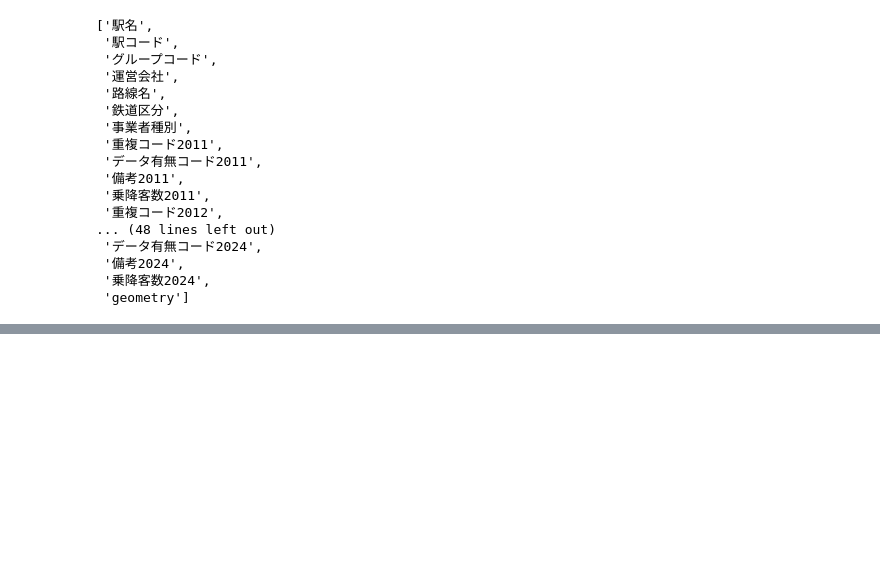
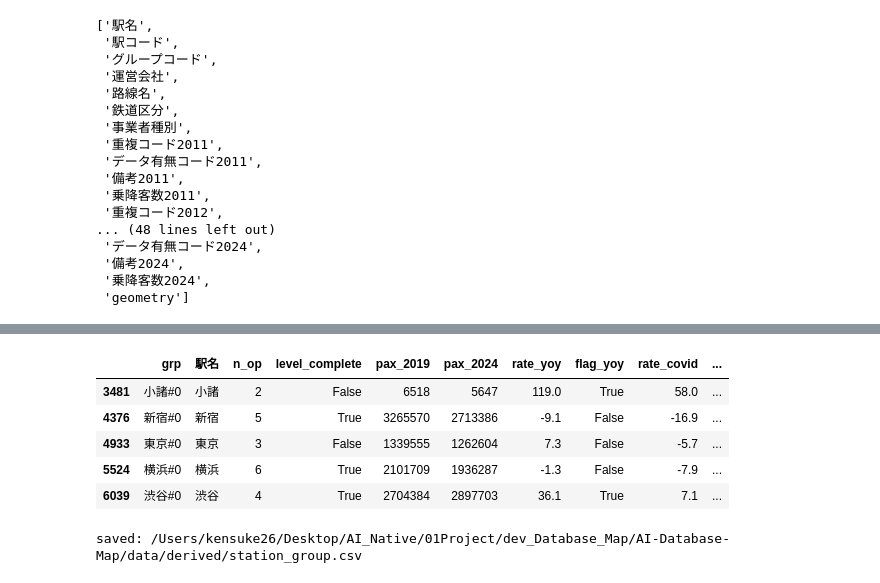
Before and after one commit to kusui26/ai-database-map, a Jupyter notebook: script/create_dataset_for_AI_Database_Map.ipynb, the cells around one changed output, grey strips where cells are left out. Drawn from its saved outputs; the diff is of its cells as text; code cells hidden in the pictures; blank space fills up the shorter version.

```diff
--- a/script/create_dataset_for_AI_Database_Map.ipynb
+++ b/script/create_dataset_for_AI_Database_Map.ipynb
@@ -118,0 +314,22 @@ memory usage: 3.4+ MB
+# %%
+# 確認: 代表的な駅（東京・新宿・渋谷・横浜・小諸）
+_check = ["東京#0", "新宿#0", "渋谷#0", "横浜#0", "小諸#0"]
+_cols = ["grp", "駅名", "n_op", "level_complete",
+         "pax_2019", "pax_2024", "rate_yoy", "flag_yoy", "rate_covid", "flag_covid"]
+station_group[station_group["grp"].isin(_check)][_cols]
+# %% [output]
+|  | grp | 駅名 | n_op | level_complete | pax_2019 | pax_2024 | rate_yoy | flag_yoy | rate_covid | ... |
+| 3481 | 小諸#0 | 小諸 | 2 | False | 6518 | 5647 | 119.0 | True | 58.0 | ... |
+| 4376 | 新宿#0 | 新宿 | 5 | True | 3265570 | 2713386 | -9.1 | False | -16.9 | ... |
+| 4933 | 東京#0 | 東京 | 3 | False | 1339555 | 1262604 | 7.3 | False | -5.7 | ... |
+| 5524 | 横浜#0 | 横浜 | 6 | True | 2101709 | 1936287 | -1.3 | False | -7.9 | ... |
+| 6039 | 渋谷#0 | 渋谷 | 4 | True | 2704384 | 2897703 | 36.1 | True | 7.1 | ... |
+# %%
+# CSV 出力（geometry を持たない素の表。後続の結合・可視化で利用）
+OUT_DIR = BASE_DIR / "data" / "derived"
+OUT_DIR.mkdir(parents=True, exist_ok=True)
+station_group.to_csv(OUT_DIR / "station_group.csv", index=False)
+station_group_operator.to_csv(OUT_DIR / "station_group_operator.csv", index=False)
+print("saved:", OUT_DIR / "station_group.csv")
+# %% [output]
+saved: /Users/kensuke26/Desktop/AI_Native/01Project/dev_Database_Map/AI-Database-Map/data/derived/station_group.csv
```
Also changed, not shown: parts of 14 cells of this notebook, 1 other file.
